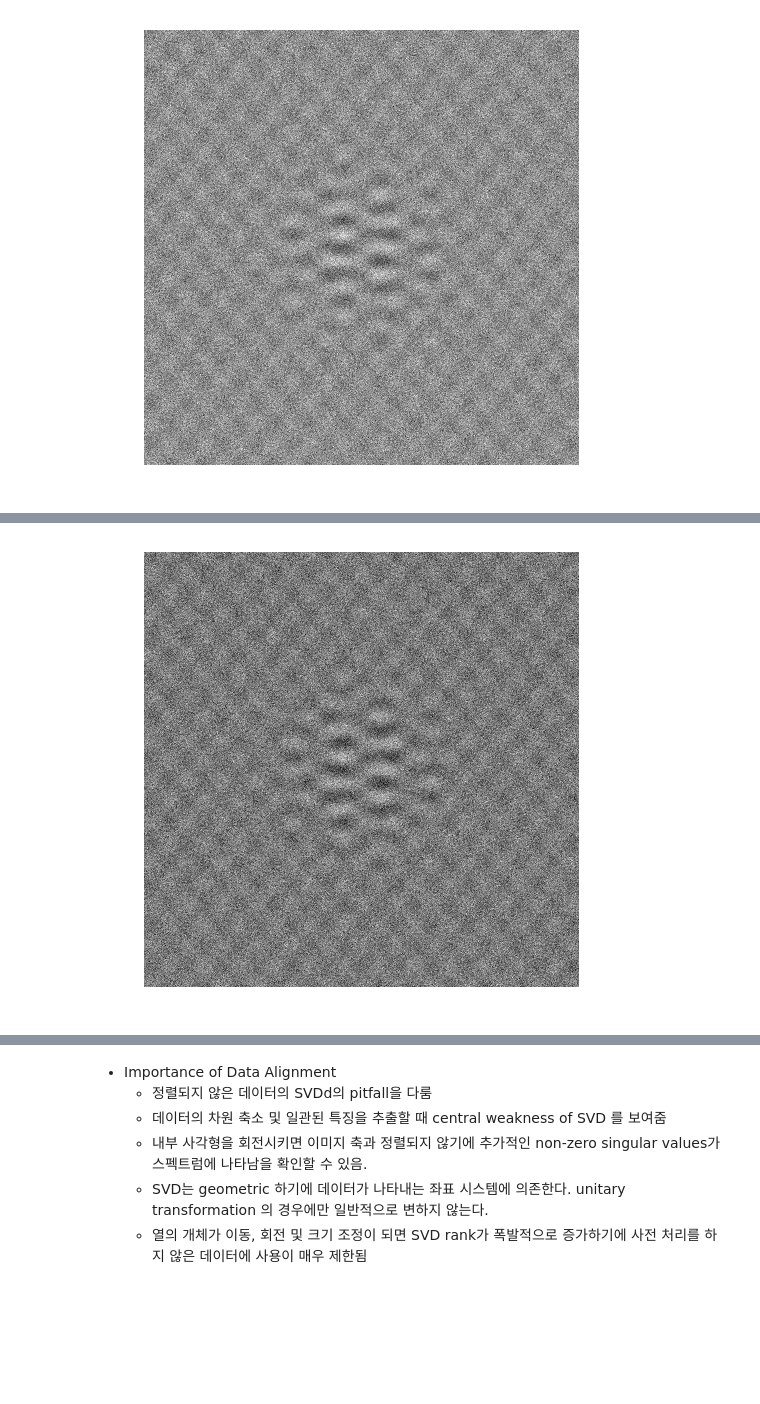
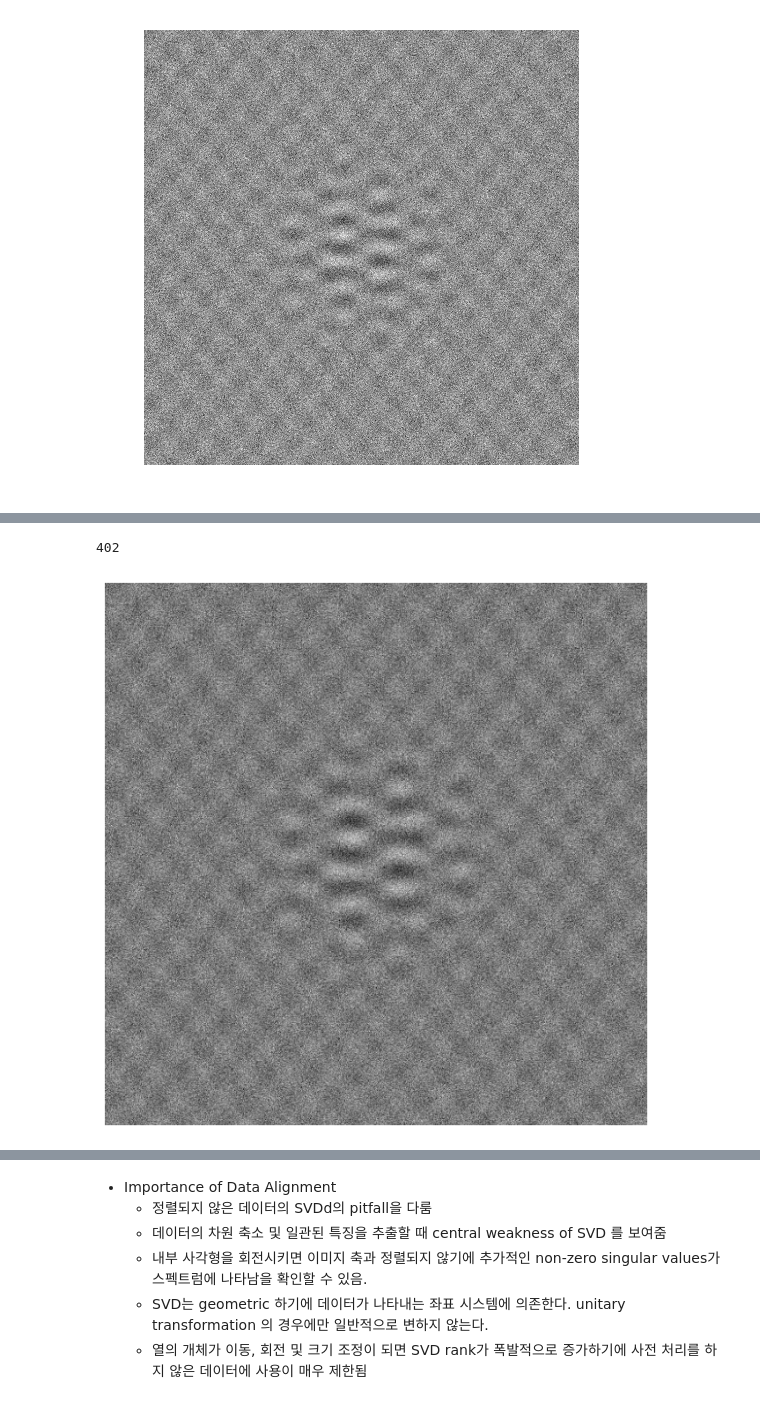
Before and after one commit to ggory15/data_book_rci, a Jupyter notebook: CH01/CH01_SEC07_rci.ipynb, the cells around one changed output, grey strips where cells are left out. Drawn from its saved outputs; the diff is of its cells as text; code cells hidden in the pictures; blank space fills up the shorter version.

```diff
--- a/CH01/CH01_SEC07_rci.ipynb
+++ b/CH01/CH01_SEC07_rci.ipynb
@@ -65,11 +78,15 @@ plt.show()
 # %%
-cdS = np.cumsum(S) / np.sum(S) # Cumulative energy
-r90 = np.min(np.where(cdS > 0.90)) # Find r to capture 90% energy
+cdS = np.cumsum(S) / np.sum(S) # Cumulative energy    누적 에너지 계산
+r90 = np.min(np.where(cdS > 0.90)) # Find r to capture 90% energy    90%이상의 에너지를 가진 인덱스중 최소값을 선택
 
-X90 = U[:,:(r90+1)] @ np.diag(S[:(r90+1)]) @ VT[:(r90+1),:]
+X90 = U[:,:(r90+1)] @ np.diag(S[:(r90+1)]) @ VT[:(r90+1),:]     # 이미지 복원
+X90r = np.linalg.matrix_rank(X90)
+print(X90r)
 plt.imshow(X90)
 plt.set_cmap('gray')
 plt.axis('off')
 plt.show()
+#
 # %% [output]
+402
-[figure, old version]
+[figure, new version]
```
Also changed, not shown: parts of 15 cells of this notebook, 4 other files.
